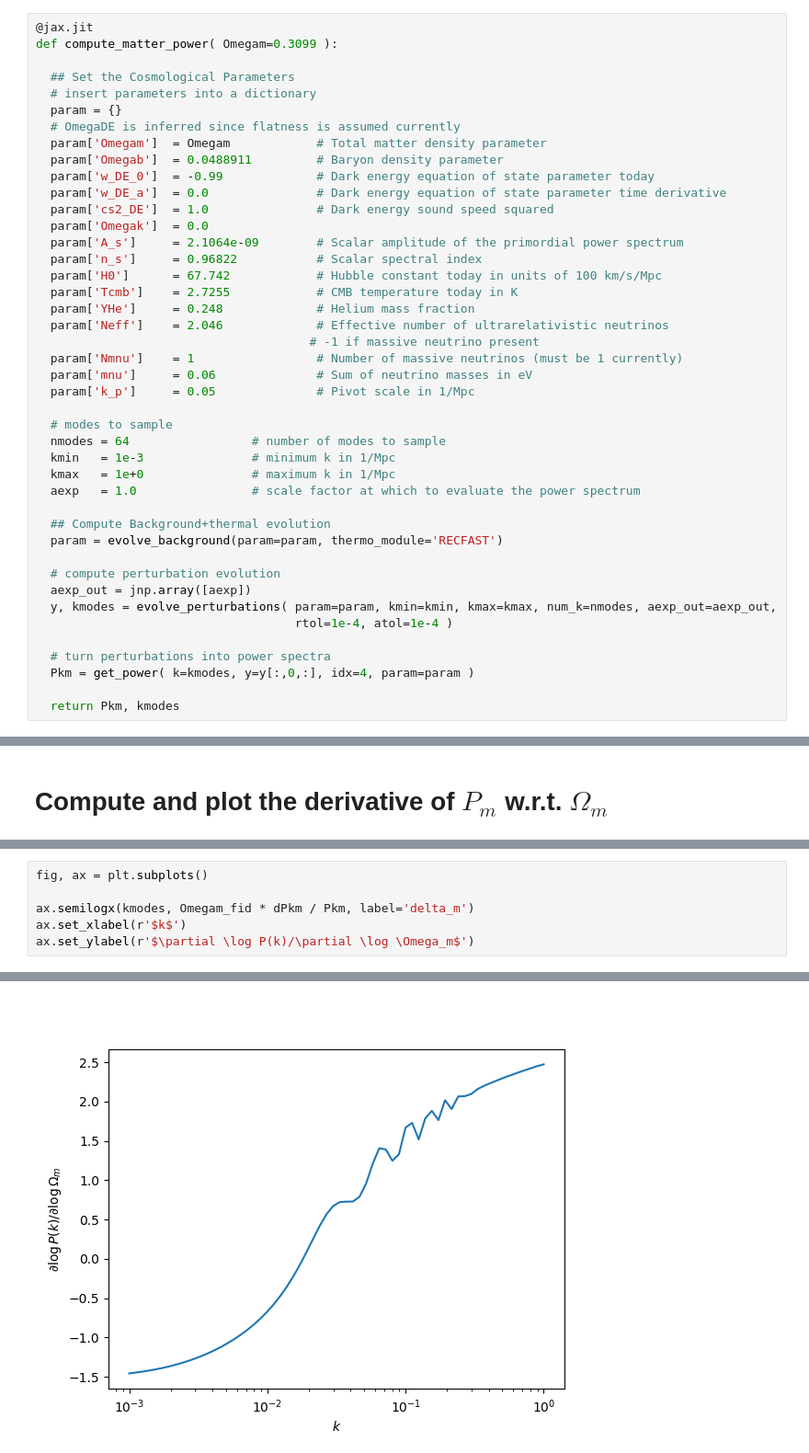
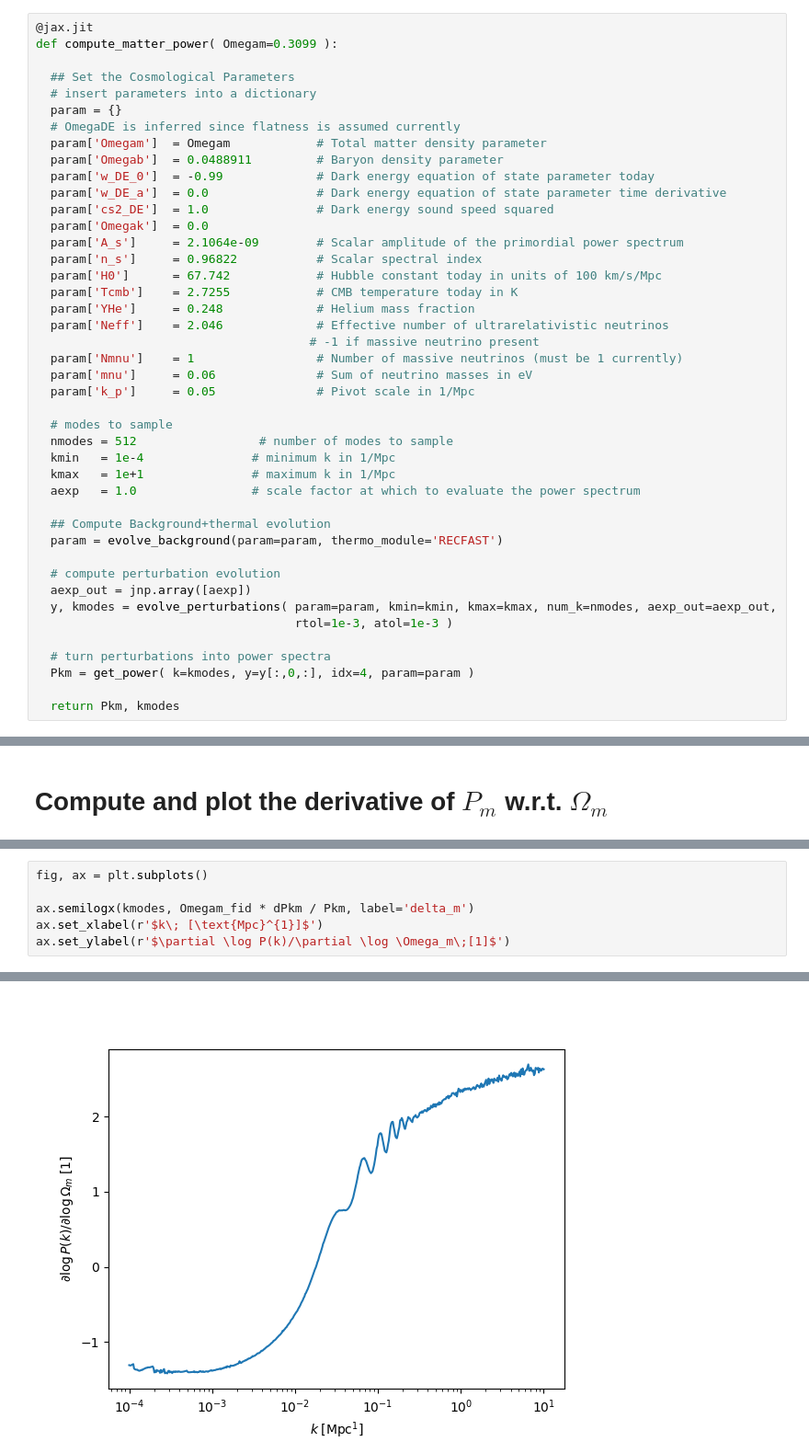
Before and after one commit to ohahn/DISCO-EB, a Jupyter notebook: notebooks/nb_minimal_example.ipynb, the cells around one changed output, grey strips where cells are left out. Shown: that part at 92% size. Cells and saved outputs as stored; diff of their text form.

Commit message:
minor updates to text in notebook

```diff
--- a/notebooks/nb_minimal_example.ipynb
+++ b/notebooks/nb_minimal_example.ipynb
@@ -34,9 +34,9 @@ def compute_matter_power( Omegam=0.3099 ):
   param['k_p']     = 0.05              # Pivot scale in 1/Mpc
 
   # modes to sample
-  nmodes = 64                 # number of modes to sample
-  kmin   = 1e-3               # minimum k in 1/Mpc
-  kmax   = 1e+0               # maximum k in 1/Mpc
+  nmodes = 512                 # number of modes to sample
+  kmin   = 1e-4               # minimum k in 1/Mpc
+  kmax   = 1e+1               # maximum k in 1/Mpc
   aexp   = 1.0                # scale factor at which to evaluate the power spectrum
 
   ## Compute Background+thermal evolution
@@ -45,7 +45,7 @@ def compute_matter_power( Omegam=0.3099 ):
   # compute perturbation evolution
   aexp_out = jnp.array([aexp])
   y, kmodes = evolve_perturbations( param=param, kmin=kmin, kmax=kmax, num_k=nmodes, aexp_out=aexp_out,
-                                    rtol=1e-4, atol=1e-4 )
+                                    rtol=1e-3, atol=1e-3 )
 
   # turn perturbations into power spectra
   Pkm = get_power( k=kmodes, y=y[:,0,:], idx=4, param=param )
@@ -76,6 +79,6 @@ dPkm,_ = diff_matter_power( Omegam_fid )
 fig, ax = plt.subplots()
 
 ax.semilogx(kmodes, Omegam_fid * dPkm / Pkm, label='delta_m')
-ax.set_xlabel(r'$k$')
-ax.set_ylabel(r'$\partial \log P(k)/\partial \log \Omega_m$')
+ax.set_xlabel(r'$k\; [\text{Mpc}^{1}]$')
+ax.set_ylabel(r'$\partial \log P(k)/\partial \log \Omega_m\;[1]$')
 # %% [output]
@@ -83 +86 @@ Text(0, 0.5, '$\\partial \\log P(k)/\\partial \\log \\Omega_m$')
-[figure, old version]
+[figure, new version]
```
Also changed, not shown: parts of 5 cells of this notebook.
